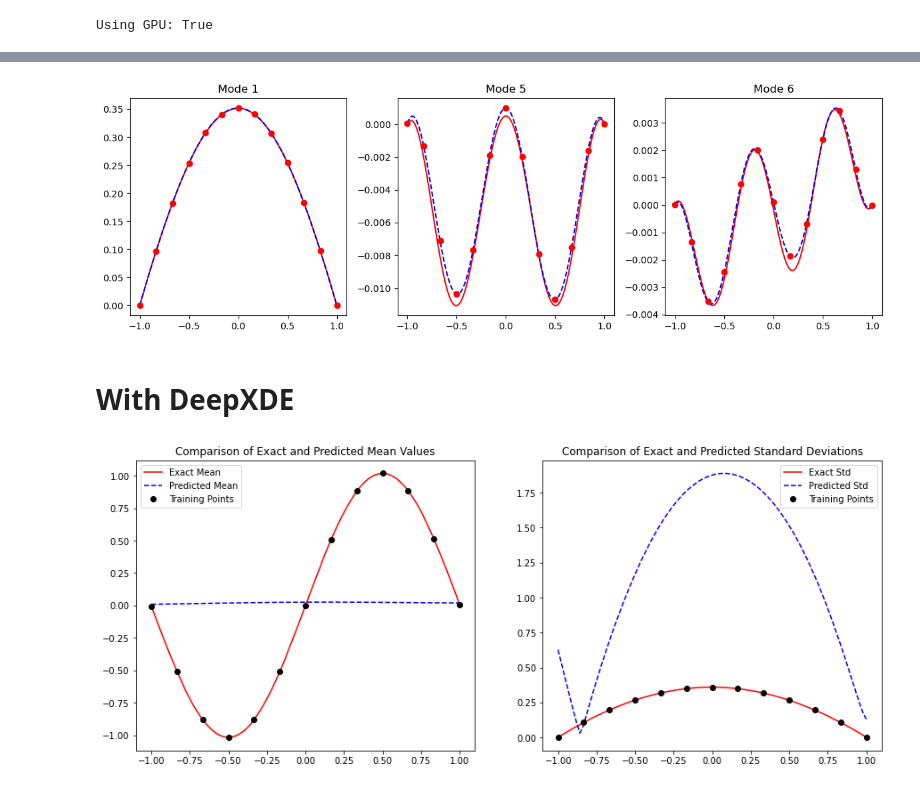
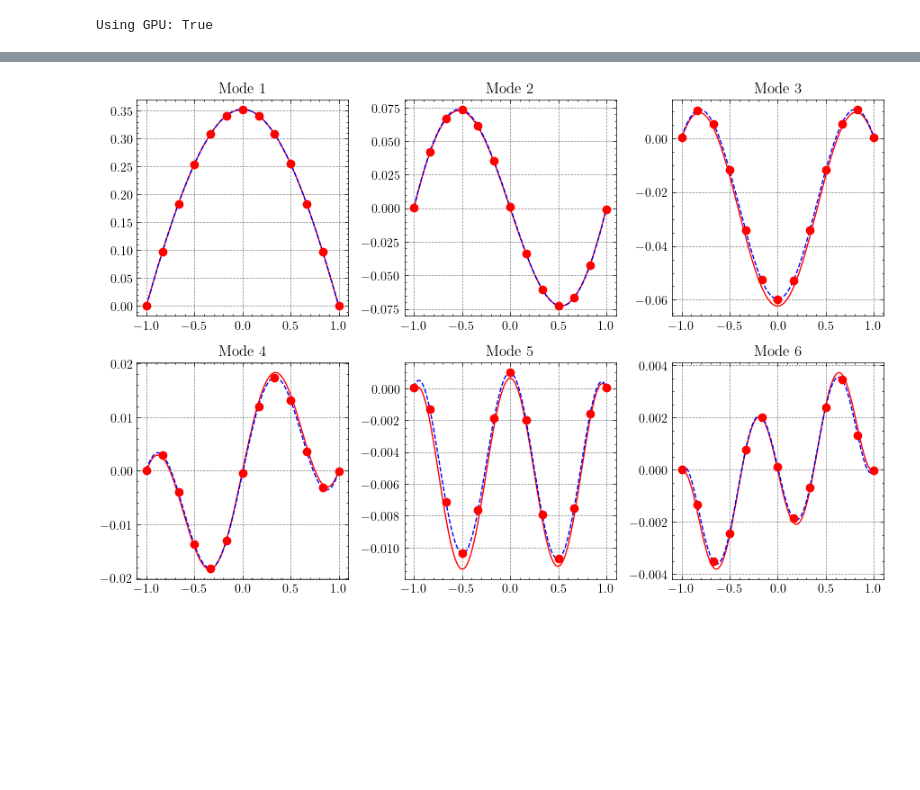
Before and after one commit to bonneted/USD2024, a Jupyter notebook: poisson equation/poisson_equation.ipynb, the cells around one changed output, grey strips where cells are left out. Cells and saved outputs as stored; diff of their text form; code cells hidden in the pictures; blank space fills up the shorter version.

```diff
--- a/poisson equation/poisson_equation.ipynb
+++ b/poisson equation/poisson_equation.ipynb
@@ -182,12 +182,12 @@ from tqdm import tqdm
 def f_from_xi(xi, x_train, eigenvalues, eigenvectors, f0):
     """Compute the function f(x) from the random variables xi."""
     f_stoch = np.sqrt(eigenvalues) * xi @ eigenvectors.T
-    f = f0(x_test) + f_stoch
+    f = f0(x_train) + f_stoch
     return f
 
 t_start = time.time()
 seed = 42
-n_xi_samples = int(1e6) #number of samples
+n_xi_samples = int(1e3) #number of samples
 n_x_points = 1000 #spatial discretization
 truncation_order = 6
 modes_function = np.zeros((truncation_order, n_x_points))
@@ -380,7 +372,7 @@ def train(mean_model, coeffs_model, data, batch_size=100, optimizer_choice="adam
             optimizer.step()
 
             # Print progress
-            if epoch % 100 == 0:
+            if epoch % 1000 == 0:
                 print(f"Epoch {epoch}, Loss: {loss.item():.3e}, Elapsed time: {time.time()-t_start:.0f}")
 
     elif optimizer_choice == "l-bfgs":
@@ -399,7 +391,7 @@ def train(mean_model, coeffs_model, data, batch_size=100, optimizer_choice="adam
             optimizer.step(closure)
 
             # Print progress
-            if epoch % 100 == 0:
+            if epoch % 1000 == 0:
                 print(f"Epoch {epoch}, Loss: {closure().item():.3e}, Elapsed time: {time.time()-t_start:.0f}")
     else:
         print(f"Optimizer choice {optimizer_choice} not recognized. Please choose either 'adam' or 'l-bfgs'.")
@@ -428,10 +420,10 @@ coeffs_model = PCECoefficientNN(input_dim=1, output_dim=truncation_order).to(dev
 batch_size = 1000
 learning_rate = 1e-3
 lambda_reg = 1e-4
-epochs = 20000
+epochs = 5000
 
 data = x_torch, xi_torch, f_torch
 
-# train(mean_model, coeffs_model, data, batch_size=batch_size, optimizer_choice="adam", epochs=epochs, lr=learning_rate, lambda_reg=lambda_reg)
-train(mean_model, coeffs_model, data, batch_size=100, optimizer_choice="l-bfgs", epochs=epochs, lambda_reg=lambda_reg)
+train(mean_model, coeffs_model, data, batch_size=batch_size, optimizer_choice="adam", epochs=epochs, lr=learning_rate, lambda_reg=lambda_reg)
+# train(mean_model, coeffs_model, data, batch_size=batch_size, optimizer_choice="l-bfgs", epochs=epochs, lambda_reg=lambda_reg)
 # %% [output]
@@ -489,51 +468,54 @@ Text(0.5, 1.0, 'Standard deviation of u')
 # %%
-def plot_modes(x_values,coeffs_model, modes_to_plot, reference_modes=None):
+def plot_modes(x_values, coeffs_model, modes_to_plot, reference_modes=None):
     # Convert x_values to a PyTorch tensor
     x_tensor = torch.tensor(x_values, dtype=torch.float32).view(-1, 1).to(device)
     # Evaluate the model (turn off gradient computation for evaluation)
     with torch.no_grad():
         coeffs_output = coeffs_model(x_tensor)
 
     # Convert the outputs back to numpy for plotting
     coeffs_numpy = coeffs_output.cpu().numpy()
 
     # Number of modes to plot
     num_modes = len(modes_to_plot)
 
+    # Determine the layout for the subplots: 2 columns if more than 3 modes
+    n_cols = num_modes if num_modes <= 3 else num_modes // 2 + num_modes % 2
+    n_rows = 1 if num_modes <= 3 else 2
+
     # Create subplots for each mode
-    fig, axs = plt.subplots(1, num_modes, figsize=(4*num_modes, 4))
+    fig, axs = plt.subplots(n_rows, n_cols, figsize=(3*n_cols, 3*n_rows))
+    axs = axs.flatten() if num_modes > 1 else [axs]
 
     for i, mode in enumerate(modes_to_plot):
-        if num_modes > 1:
-            ax = axs[i]
-        else:
-            ax = axs
+        ax = axs[i]
 
-        ax.plot(x_values, coeffs_numpy[:, mode-1], 'r-', label=f"PINN-PCE approx.")
+        ax.plot(x_values, coeffs_numpy[:, mode-1], 'r-', label="PINN-PCE approx.")
 
         if reference_modes is not None:
             x_ref = np.linspace(-1, 1, len(reference_modes[mode-1,:]))
-            ax.plot(x_ref, reference_modes[mode-1,:], 'b--', label=f"Reference")
-            ax.plot(x_sensor, reference_modes[mode-1,sensors_indices], 'ro', label="f sensors")
+            ax.plot(x_ref, reference_modes[mode-1,:], 'b--', label="Reference")
+            ax.plot(x_sensor, reference_modes[mode-1, sensors_indices], 'ro', label="f sensors")
 
         ax.set_title(f"Mode {mode}")
-#         ax.set_xlabel('x')
-#         ax.set_ylabel('Coefficient Value')
+        # ax.legend()
+
+    # Hide any unused subplots
+    for j in range(i + 1, len(axs)):
+        fig.delaxes(axs[j])
 
     plt.tight_layout()
     plt.show()
 
+
 # Define the inputs and modes you want to visualize
 # x_values = np.linspace(-1, 1, 100)
-modes_to_plot = [1,5,6]  # For example, if you want to plot the first three modes. Adjust this as needed.
-
-reference_modes = np.load('reference_PCE_modes_1e6.0.npy')
+modes_to_plot = [1,2,3,4,5,6]
+reference_modes = np.load('MonteCarlo_PCE_modes_1e6.0.npy')
 
 reference_modes[0,:] = reference_modes[0,:] - np.min(reference_modes[0,:])
 sensors_indices = np.linspace(0, reference_modes.shape[1] - 1, n_sensors, dtype=int)
 
 plot_modes(x_values,coeffs_model, modes_to_plot, reference_modes=reference_modes)
 # %% [output]
-[figure, old version]
+[figure, new version]
-# %% [markdown]
-# With DeepXDE
@@ -602,4 +521,0 @@ net = dde.nn.PFNN(layer_size, activation, initializer)
-# %%
-np.min(reference_modes[0,:])
-# %% [output]
-[figure, removed]
```
Also changed, not shown: parts of 10 cells of this notebook, 4 other files.
